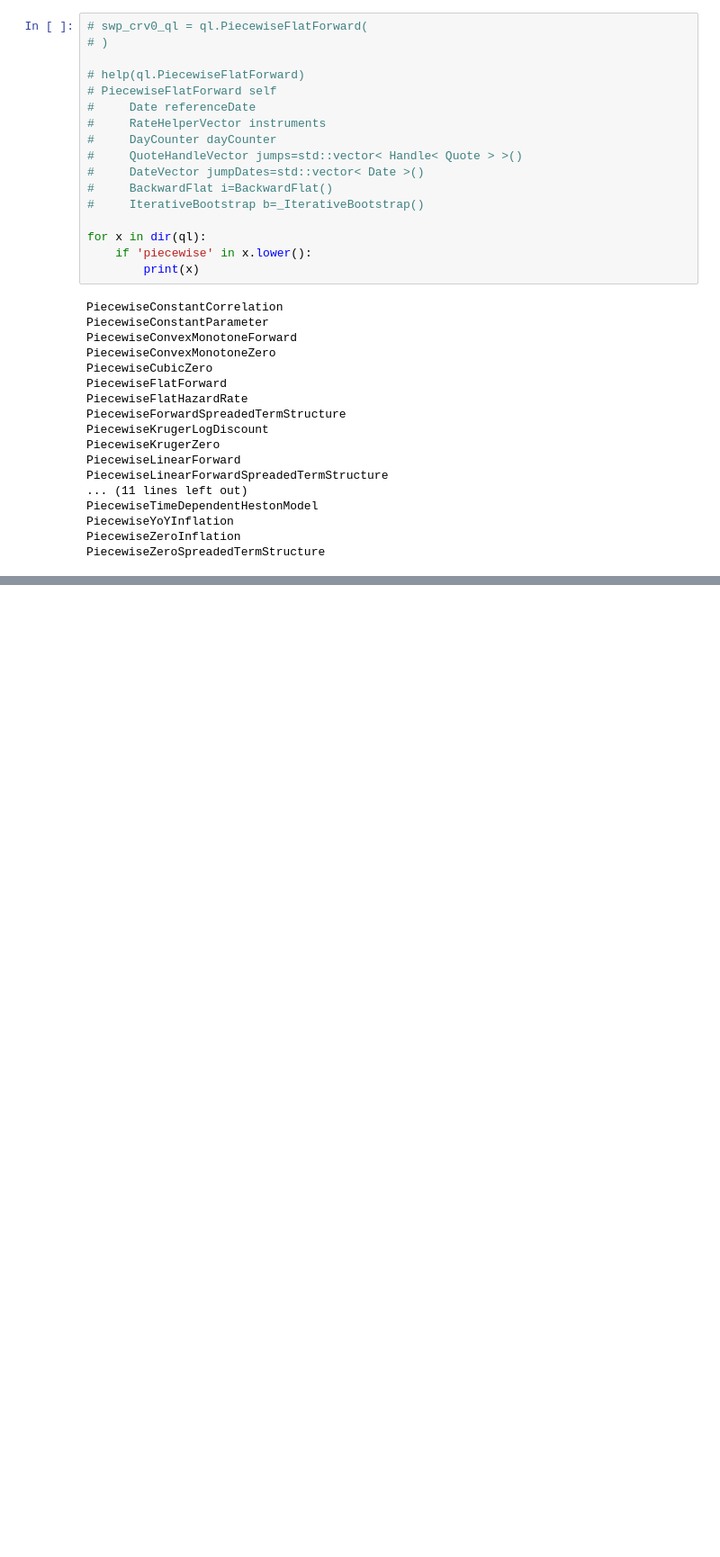
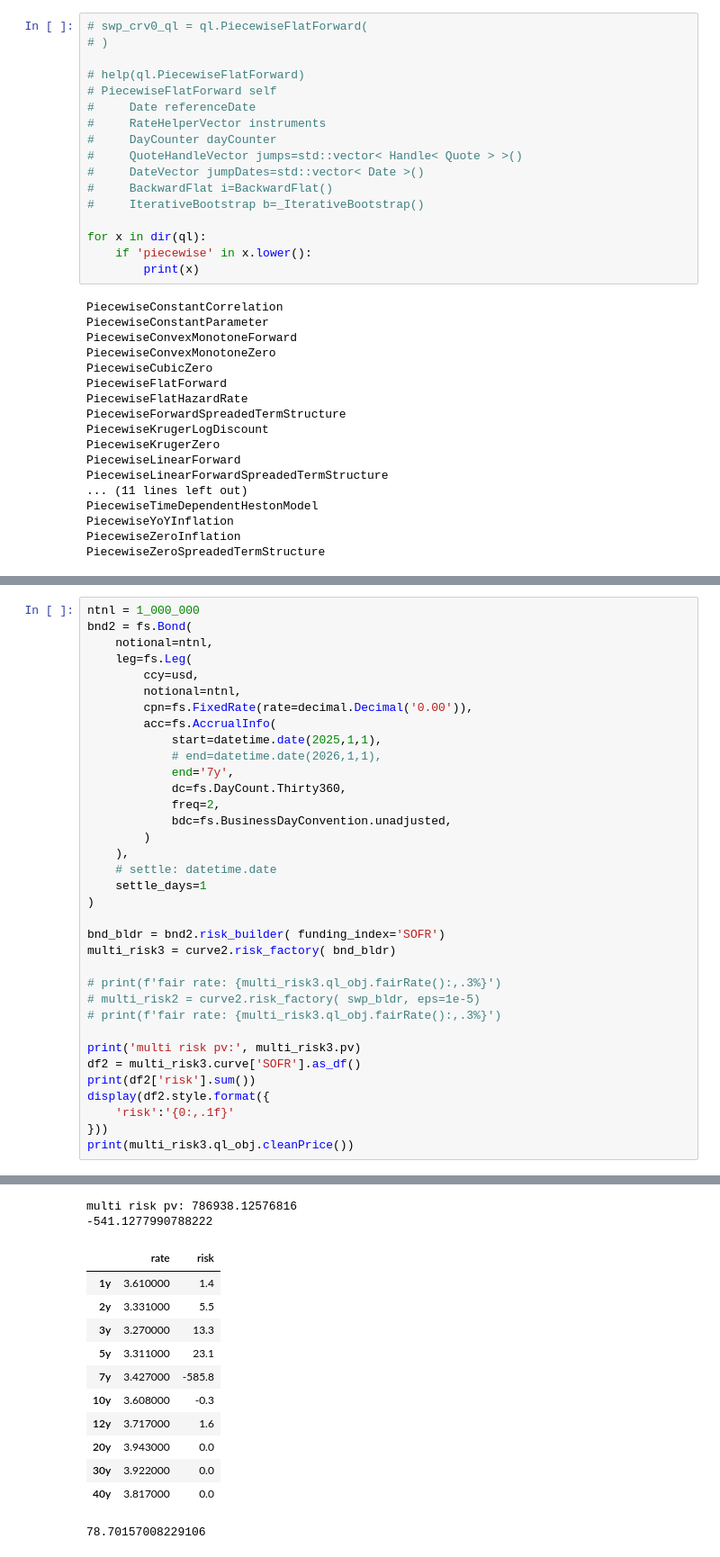
Before and after one commit to alienbrett/financial-security-classes, a Jupyter notebook: fixed_income.ipynb, the cells around one changed output, grey strips where cells are left out. Shown at 90% size. Drawn from its saved outputs; the diff is of its cells as text; blank space fills up the shorter version.

```diff
--- a/fixed_income.ipynb
+++ b/fixed_income.ipynb
@@ -657,0 +972,36 @@ curve.model_dump()
+# %%
+ntnl = 1_000_000
+bnd2 = fs.Bond(
+    notional=ntnl,
+    leg=fs.Leg(
+        ccy=usd,
+        notional=ntnl,
+        cpn=fs.FixedRate(rate=decimal.Decimal('0.00')),
+        acc=fs.AccrualInfo(
+            start=datetime.date(2025,1,1),
+            # end=datetime.date(2026,1,1),
+            end='7y',
+            dc=fs.DayCount.Thirty360,
+            freq=2,
+            bdc=fs.BusinessDayConvention.unadjusted,
+        )
+    ),
+    # settle: datetime.date
+    settle_days=1
+)
+
+bnd_bldr = bnd2.risk_builder( funding_index='SOFR')
+multi_risk3 = curve2.risk_factory( bnd_bldr)
+
+# print(f'fair rate: {multi_risk3.ql_obj.fairRate():,.3%}')
+# multi_risk2 = curve2.risk_factory( swp_bldr, eps=1e-5)
+# print(f'fair rate: {multi_risk3.ql_obj.fairRate():,.3%}')
+
+print('multi risk pv:', multi_risk3.pv)
+df2 = multi_risk3.curve['SOFR'].as_df()
+print(df2['risk'].sum())
+display(df2.style.format({
+    'risk':'{0:,.1f}'
+}))
+print(multi_risk3.ql_obj.cleanPrice())
+# %% [output]
@@ -657,0 +1024,14 @@ curve.model_dump()
+multi risk pv: 786938.12576816
+-541.1277990788222
+|  | rate | risk |
+| 1y | 3.610000 | 1.4 |
+| 2y | 3.331000 | 5.5 |
+| 3y | 3.270000 | 13.3 |
+| 5y | 3.311000 | 23.1 |
+| 7y | 3.427000 | -585.8 |
+| 10y | 3.608000 | -0.3 |
+| 12y | 3.717000 | 1.6 |
+| 20y | 3.943000 | 0.0 |
+| 30y | 3.922000 | 0.0 |
+| 40y | 3.817000 | 0.0 |
+78.70157008229106
```
Also changed, not shown: parts of 23 cells of this notebook, 1 other file.
